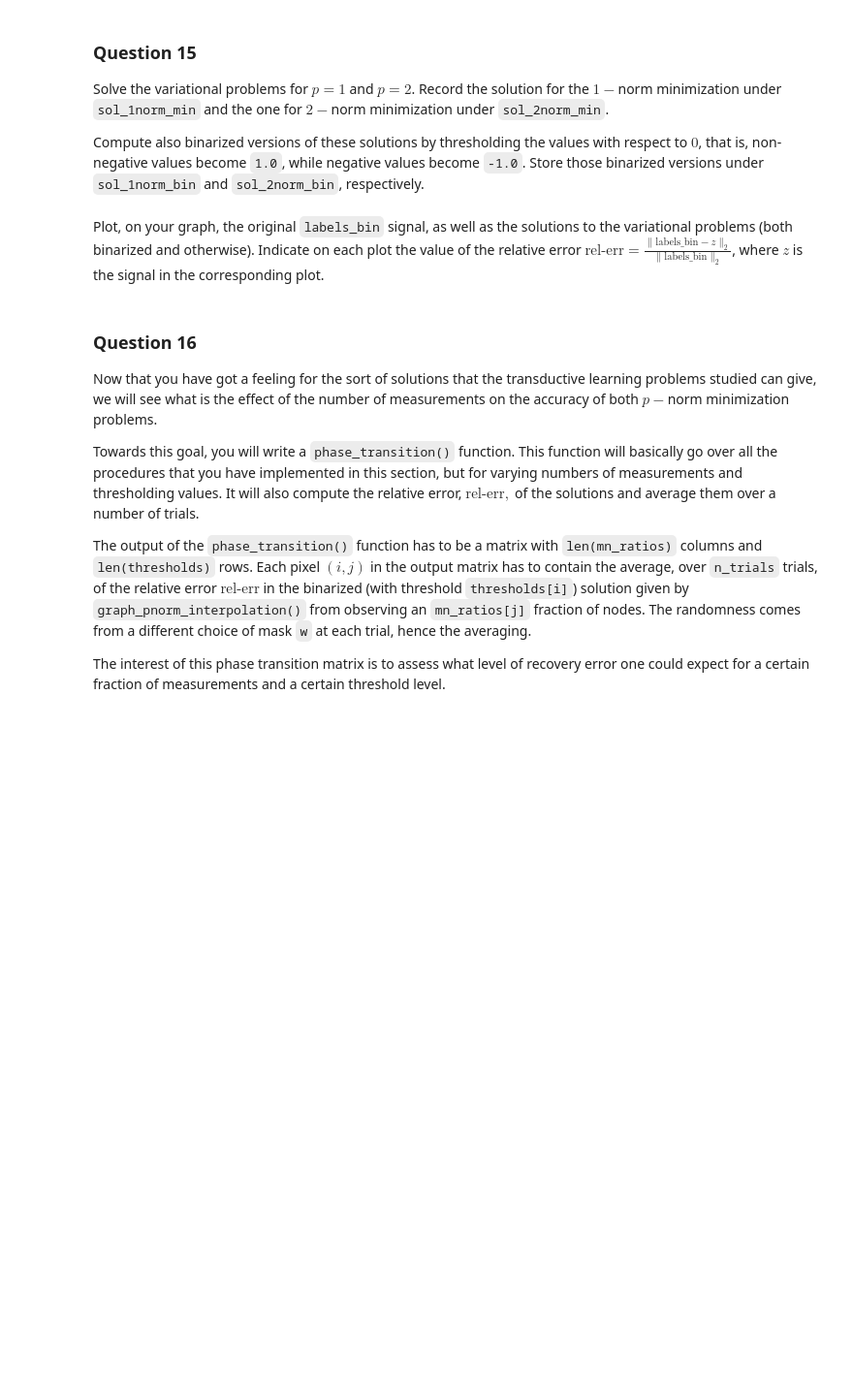
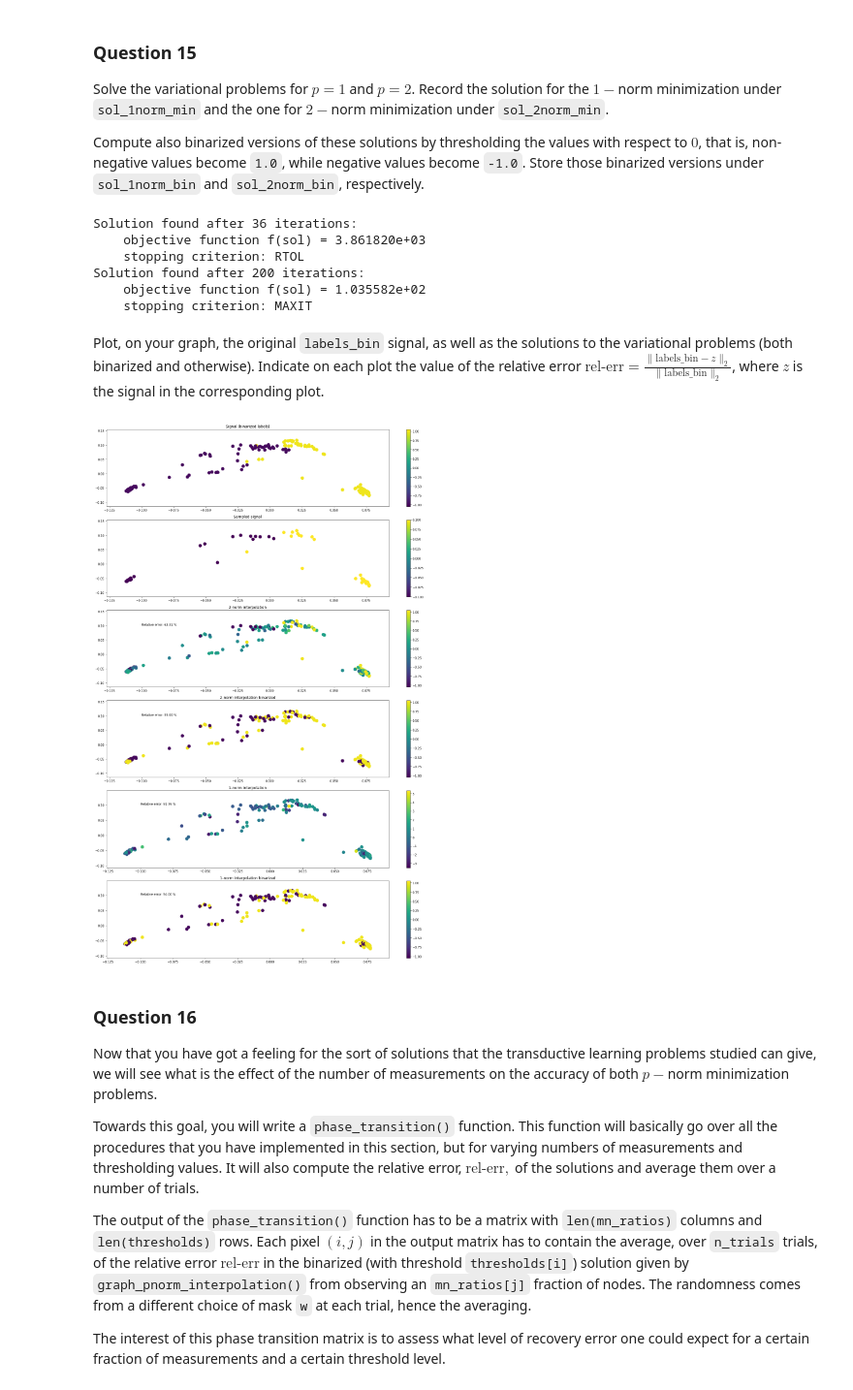
Before and after one commit to nikolaiorgland/conseil_national, a Jupyter notebook: milestone4/4_graph_signal_processing.ipynb, the cells around one changed output. Shown: that part at 97% size. Cells and saved outputs as stored; diff of their text form; code cells hidden in the pictures; blank space fills up the shorter version.

```diff
--- a/milestone4/4_graph_signal_processing.ipynb
+++ b/milestone4/4_graph_signal_processing.ipynb
@@ -466,2 +477,22 @@ sol_2norm_bin = # Your code here.
+# %%
+# Make gradient scipy.sparse
+gradient_sparse = sparse.csr_matrix(gradient)
+
+sol_1norm_min = graph_pnorm_interpolation(gradient_sparse, P, x0=np.random.randn(n_nodes), p = 1.)
+
+sol_2norm_min = graph_pnorm_interpolation(gradient_sparse, P, x0=np.random.randn(n_nodes), p = 2.)
+
+threshold = 0
+
+sol_1norm_bin = np.sign(sol_1norm_min - threshold*np.ones(len(sol_1norm_min)))
+
+sol_2norm_bin = np.sign(sol_2norm_min - threshold*np.ones(len(sol_2norm_min)))
+# %% [output]
+Solution found after 36 iterations:
+    objective function f(sol) = 3.861820e+03
+    stopping criterion: RTOL
+Solution found after 200 iterations:
+    objective function f(sol) = 1.035582e+02
+    stopping criterion: MAXIT
 # %% [markdown]
 Plot, on your graph, the original `labels_bin` signal, as well as the solutions to the variational problems (both binarized and otherwise). Indicate on each plot the value of the relative error $\text{rel-err} = \frac{\|\text{labels_bin} - z\|_2}{\|\text{labels_bin}\|_2}$, where $z$ is the signal in the corresponding plot.
@@ -481,3 +499,48 @@ graph_pygsp.plot_signal(sol_2norm_min)
+# %%
+fig = plt.figure(figsize=(17,25))
+# Original
+ax1 = fig.add_subplot(611)
+graph_pygsp.set_coordinates(eigenvectors[:, 1:3])  # Laplacian eigenmaps.
+graph_pygsp.plot_signal(labels_bin, ax=ax1)
+ax1.set_title("Signal (binarized labels)")
+
+# Original sampled
+ax2 = fig.add_subplot(612)
+graph_pygsp.set_coordinates(eigenvectors[:, 1:3])  # Laplacian eigenmaps.
+graph_pygsp.plot_signal(signal_subsample, ax=ax2)
+ax2.set_title("Sampled signal")
+
+# Solution 2-norm non-binary
+ax3 = fig.add_subplot(613)
+graph_pygsp.set_coordinates(eigenvectors[:, 1:3])  # Laplacian eigenmaps.
+graph_pygsp.plot_signal(sol_2norm_min, ax=ax3)
+ax3.set_title("2-norm interpolation")
+ax3.text(-0.1,0.1,"Relative error: {0:.2f} % ".format(100*np.mean(abs(sol_2norm_min-labels_bin)/abs(labels_bin))))
+
+# Solution 2-norm binary
+ax4 = fig.add_subplot(614)
+graph_pygsp.set_coordinates(eigenvectors[:, 1:3])  # Laplacian eigenmaps.
+graph_pygsp.plot_signal(sol_2norm_bin, ax=ax4)
+ax4.set_title("2-norm interpolation binarized")
+ax4.text(-0.1,0.1,"Relative error: {0:.2f} % ".format(100*np.mean(abs(sol_2norm_bin-labels_bin)/abs(labels_bin))))
+fig.tight_layout();
+
+# Solution 2-norm non-binary
+ax5 = fig.add_subplot(615)
+graph_pygsp.set_coordinates(eigenvectors[:, 1:3])  # Laplacian eigenmaps.
+graph_pygsp.plot_signal(sol_1norm_min, ax=ax5)
+ax5.set_title("1-norm interpolation")
+ax5.text(-0.1,0.1,"Relative error: {0:.2f} % ".format(100*np.mean(abs(sol_1norm_min-labels_bin)/abs(labels_bin))))
+
+# Solution 2-norm binary
+ax6 = fig.add_subplot(616)
+graph_pygsp.set_coordinates(eigenvectors[:, 1:3])  # Laplacian eigenmaps.
+graph_pygsp.plot_signal(sol_1norm_bin, ax=ax6)
+ax6.set_title("1-norm interpolation binarized")
+ax6.text(-0.1,0.1,"Relative error: {0:.2f} % ".format(100*np.mean(abs(sol_1norm_bin-labels_bin)/abs(labels_bin))))
+fig.tight_layout();
+# %% [output]
+[figure, added]
 # %% [markdown]
 ### Question 16
 
```
Also changed, not shown: parts of 22 cells of this notebook.
